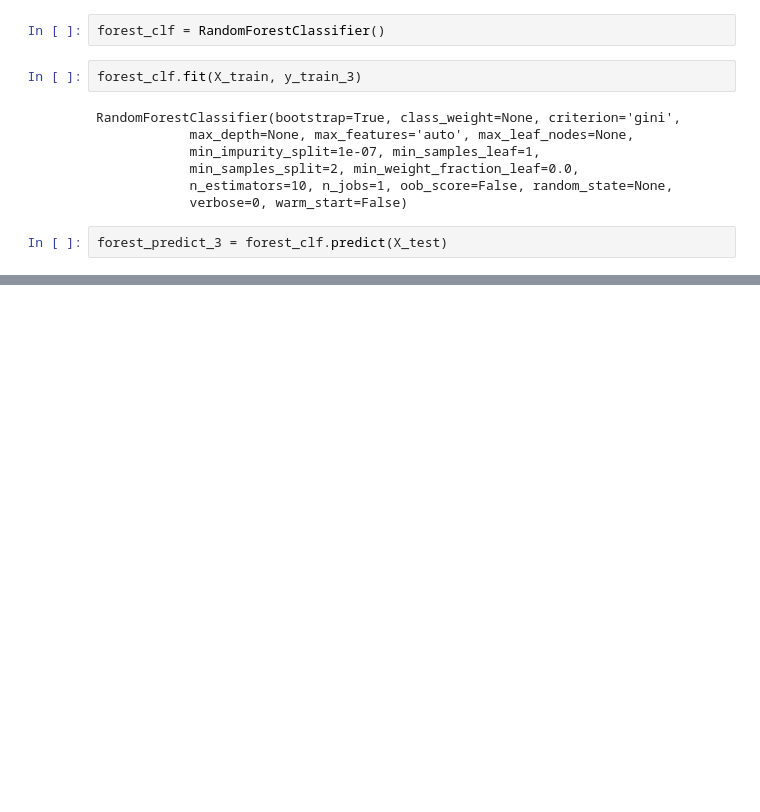
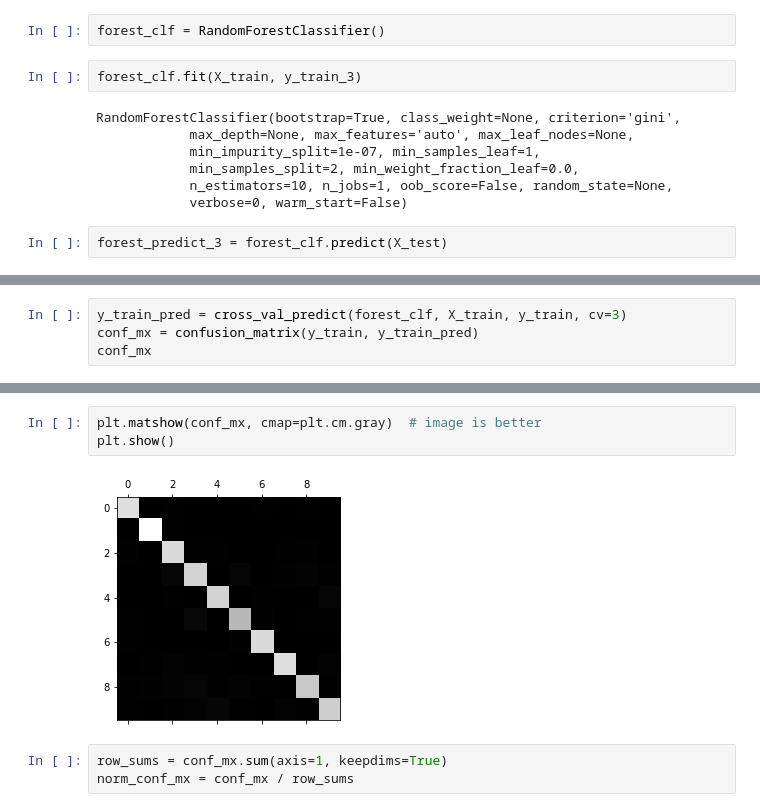
Before and after one commit to ranaehmad/IntroPyForDataScience, a Jupyter notebook: An excursion into ML I.ipynb, the cells around one changed output, grey strips where cells are left out. Cells and saved outputs as stored; diff of their text form; blank space fills up the shorter version.

```diff
--- a/An excursion into ML I.ipynb
+++ b/An excursion into ML I.ipynb
@@ -242,0 +274,4 @@ array([ 0.97814442,  0.97680274,  0.97744562])
+# %%
+y_train_pred = cross_val_predict(forest_clf, X_train, y_train, cv=3)
+conf_mx = confusion_matrix(y_train, y_train_pred)
+conf_mx
@@ -242,0 +289,8 @@ array([ 0.97814442,  0.97680274,  0.97744562])
+# %%
+plt.matshow(conf_mx, cmap=plt.cm.gray)  # image is better
+plt.show()
+# %% [output]
+[figure, added]
+# %%
+row_sums = conf_mx.sum(axis=1, keepdims=True)
+norm_conf_mx = conf_mx / row_sums
```
Also changed, not shown: parts of 37 cells of this notebook, 1 other file.
